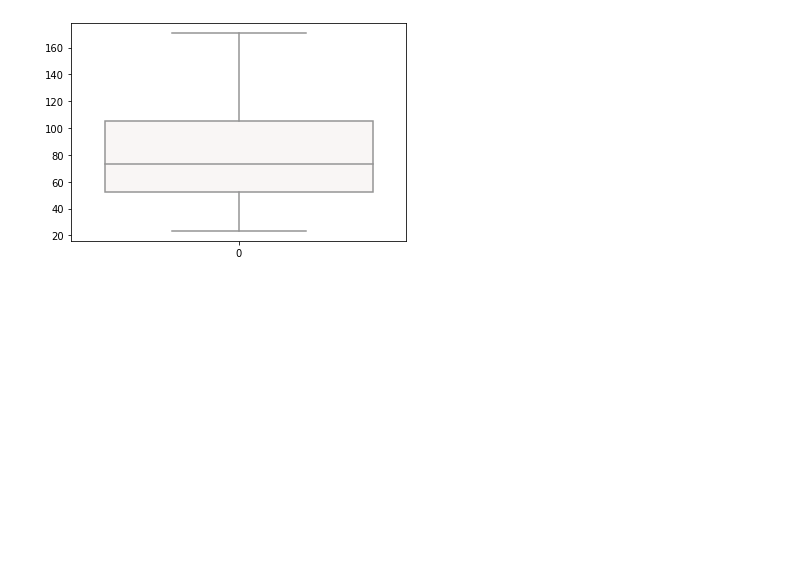
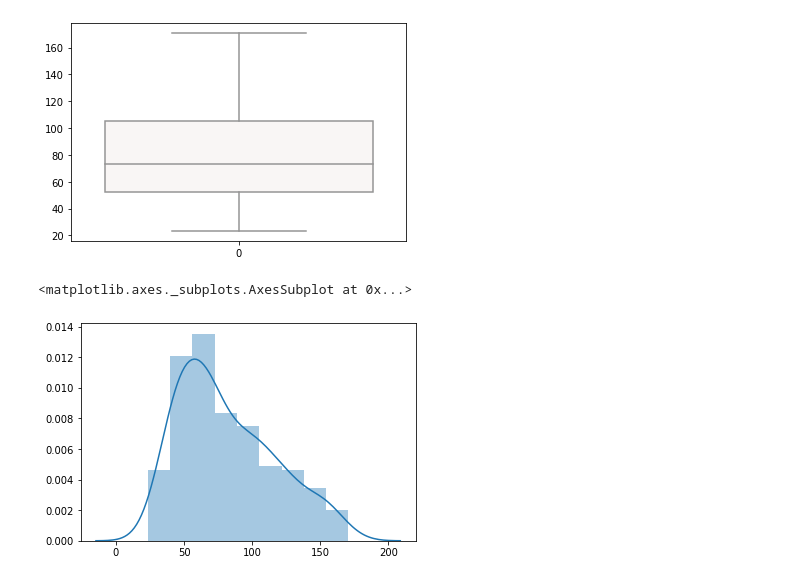
Before and after one commit to pitwegner/markovclustering, a Jupyter notebook: Computing Angles.ipynb, the cells around one changed output. Cells and saved outputs as stored; diff of their text form; code cells hidden in the pictures; blank space fills up the shorter version.

```diff
--- a/Computing Angles.ipynb
+++ b/Computing Angles.ipynb
@@ -100,3 +100,8 @@ sns.boxplot(data=Angles,
 # %% [output]
 <matplotlib.axes._subplots.AxesSubplot at 0x...>
 [figure]
+# %%
+sns.distplot(Angles)
+# %% [output]
+<matplotlib.axes._subplots.AxesSubplot at 0x...>
+[figure, added]
```
